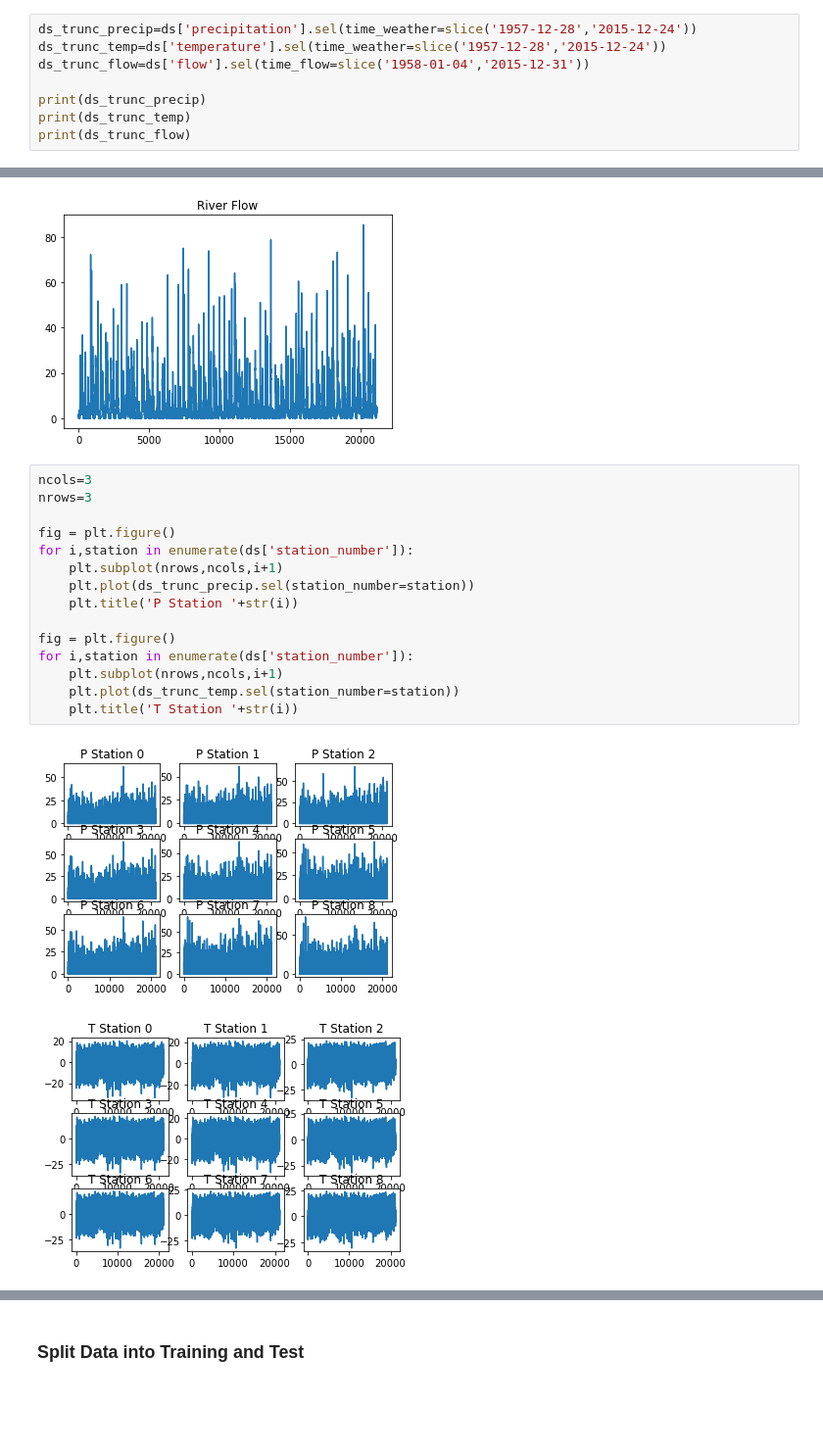
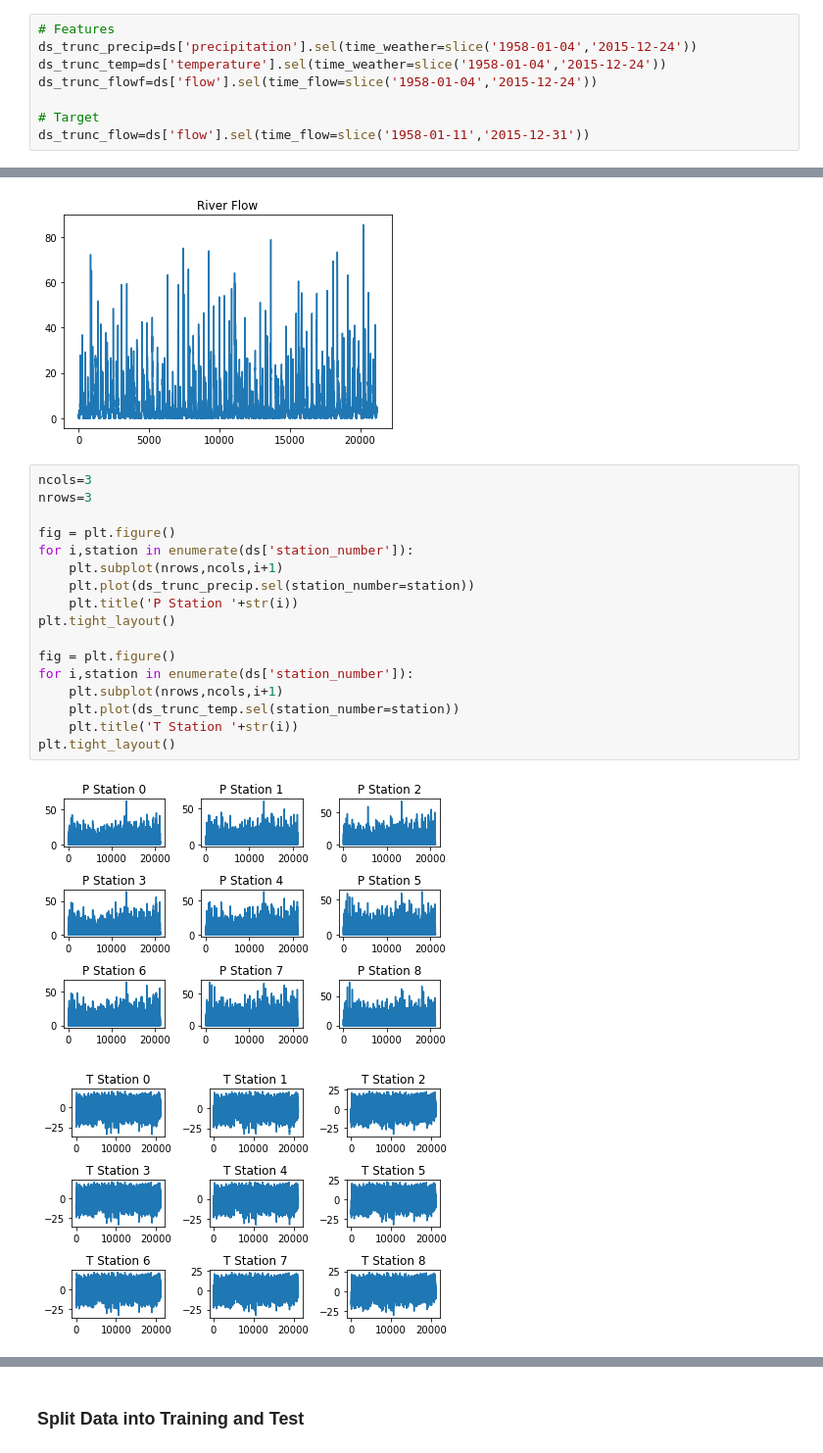
Before and after one commit to kpegion/riverflow, a Jupyter notebook: src/RiverFlow.ipynb, the cells around one changed output, grey strips where cells are left out. Shown: that part at 98% size. Cells and saved outputs as stored; diff of their text form; blank space fills up the shorter version.

Commit message:
finish up model fit and predictions, clean up plots

```diff
--- a/src/RiverFlow.ipynb
+++ b/src/RiverFlow.ipynb
@@ -220,10 +34,10 @@ Data variables:
 # %% [markdown]
 ### Extract Dates to Match for features and target
 # %%
-ds_trunc_precip=ds['precipitation'].sel(time_weather=slice('1957-12-28','2015-12-24'))
-ds_trunc_temp=ds['temperature'].sel(time_weather=slice('1957-12-28','2015-12-24'))
-ds_trunc_flow=ds['flow'].sel(time_flow=slice('1958-01-04','2015-12-31'))
+# Features
+ds_trunc_precip=ds['precipitation'].sel(time_weather=slice('1958-01-04','2015-12-24'))
+ds_trunc_temp=ds['temperature'].sel(time_weather=slice('1958-01-04','2015-12-24'))
+ds_trunc_flowf=ds['flow'].sel(time_flow=slice('1958-01-04','2015-12-24'))
 
-print(ds_trunc_precip)
-print(ds_trunc_temp)
-print(ds_trunc_flow)
+# Target
+ds_trunc_flow=ds['flow'].sel(time_flow=slice('1958-01-11','2015-12-31'))
@@ -256,21 +77,23 @@ Text(0.5, 1.0, 'River Flow')
 # %%
 ncols=3
 nrows=3
 
 fig = plt.figure()
 for i,station in enumerate(ds['station_number']):
     plt.subplot(nrows,ncols,i+1)
     plt.plot(ds_trunc_precip.sel(station_number=station))
     plt.title('P Station '+str(i))
+plt.tight_layout()
 
 fig = plt.figure()
 for i,station in enumerate(ds['station_number']):
     plt.subplot(nrows,ncols,i+1)
     plt.plot(ds_trunc_temp.sel(station_number=station))
     plt.title('T Station '+str(i))
+plt.tight_layout()
 # %% [output]
-[figure, old version]
+[figure, new version]
-[figure, old version]
+[figure, new version]
 # %% [markdown]
 ## Define Features and Targets and put into `numpy` array
 Features (`X`): precipitation, temperature, flow
```
Also changed, not shown: parts of 64 cells of this notebook, 2 other files.
